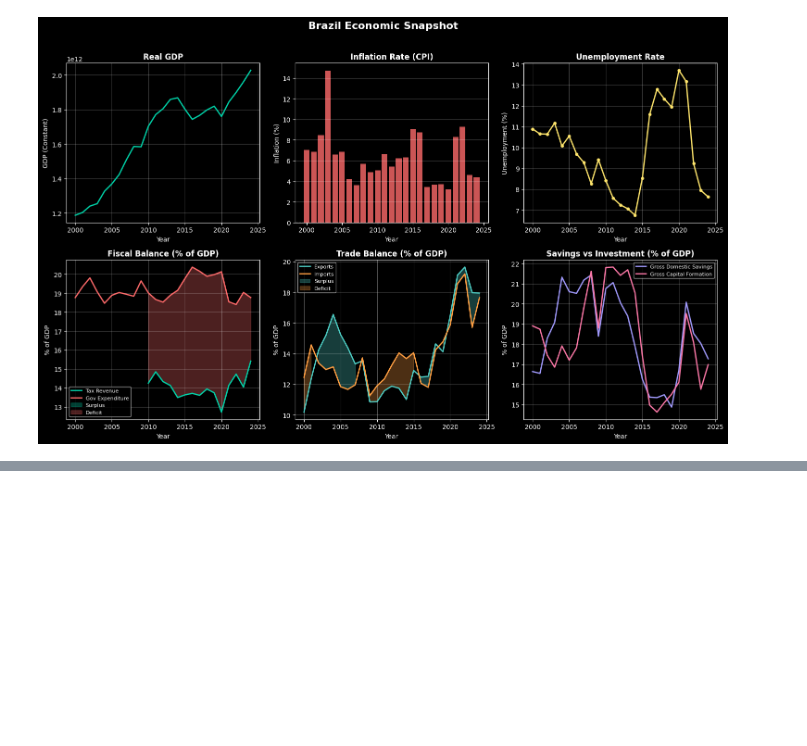
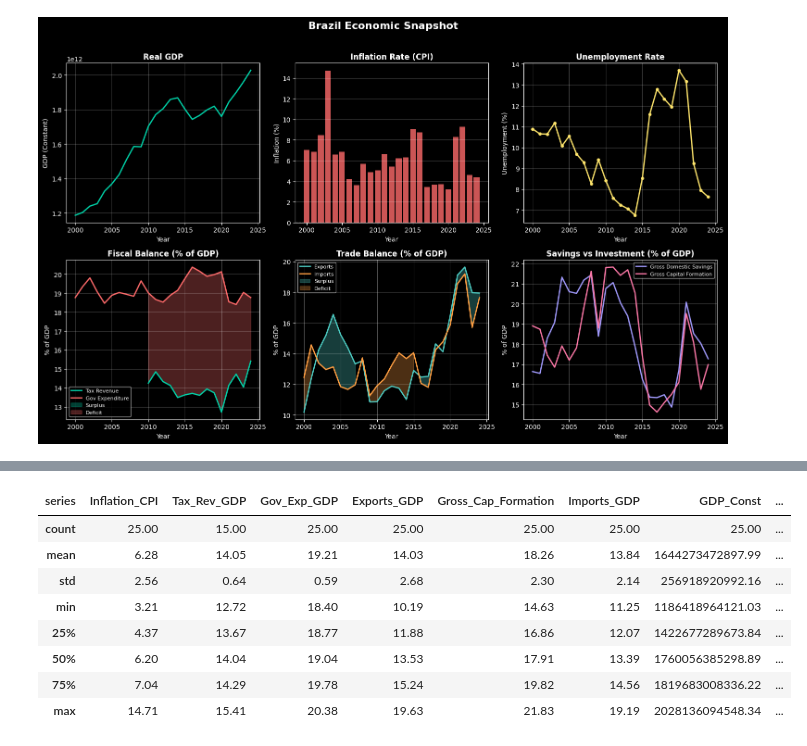
Before and after one commit to joaomerjam/ECON3916-33674-Statistical-Machine-Learning, a Jupyter notebook: Lab 3/Lab 3 World Bank API.ipynb, the cells around one changed output, grey strips where cells are left out. Drawn from its saved outputs; the diff is of its cells as text; code cells hidden in the pictures; blank space fills up the shorter version.

```diff
--- a/Lab 3/Lab 3 World Bank API.ipynb
+++ b/Lab 3/Lab 3 World Bank API.ipynb
@@ -321,0 +352,13 @@ plt.show()
+# %%
+pd.options.display.float_format = '{:.2f}'.format
+df_bra.describe()
+# %% [output]
+| series | Inflation_CPI | Tax_Rev_GDP | Gov_Exp_GDP | Exports_GDP | Gross_Cap_Formation | Imports_GDP | GDP_Const | ... |
+| count | 25.00 | 15.00 | 25.00 | 25.00 | 25.00 | 25.00 | 25.00 | ... |
+| mean | 6.28 | 14.05 | 19.21 | 14.03 | 18.26 | 13.84 | 1644273472897.99 | ... |
+| std | 2.56 | 0.64 | 0.59 | 2.68 | 2.30 | 2.14 | 256918920992.16 | ... |
+| min | 3.21 | 12.72 | 18.40 | 10.19 | 14.63 | 11.25 | 1186418964121.03 | ... |
+| 25% | 4.37 | 13.67 | 18.77 | 11.88 | 16.86 | 12.07 | 1422677289673.84 | ... |
+| 50% | 6.20 | 14.04 | 19.04 | 13.53 | 17.91 | 13.39 | 1760056385298.89 | ... |
+| 75% | 7.04 | 14.29 | 19.78 | 15.24 | 19.82 | 14.56 | 1819683008336.22 | ... |
+| max | 14.71 | 15.41 | 20.38 | 19.63 | 21.83 | 19.19 | 2028136094548.34 | ... |
```
Also changed, not shown: parts of 14 cells of this notebook.
